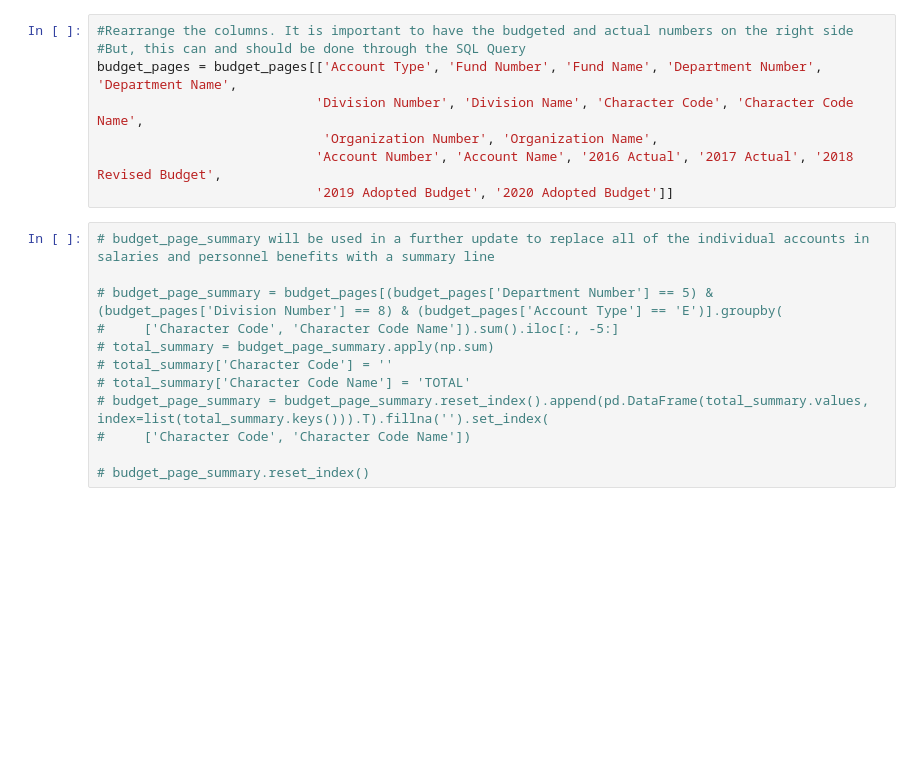
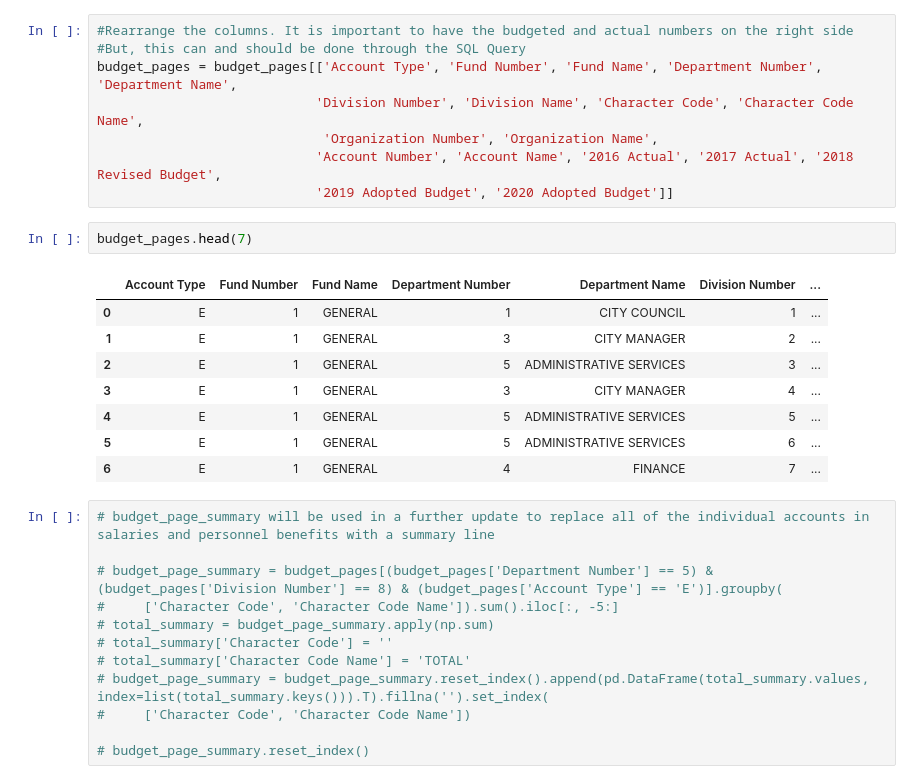
Before and after one commit to jdw686/Budget-Pages, a Jupyter notebook: Budget Tables.ipynb, the cells around one changed output. Saved outputs shown, nothing was run; the diff lists cells and outputs as text; blank space fills up the shorter version.

```diff
--- a/Budget Tables.ipynb
+++ b/Budget Tables.ipynb
@@ -47,6 +47,17 @@ budget_pages = budget_pages[['Account Type', 'Fund Number', 'Fund Name', 'Depart
                              'Organization Number', 'Organization Name',
                             'Account Number', 'Account Name', '2016 Actual', '2017 Actual', '2018 Revised Budget',
                             '2019 Adopted Budget', '2020 Adopted Budget']]
+# %%
+budget_pages.head(7)
+# %% [output]
+|  | Account Type | Fund Number | Fund Name | Department Number | Department Name | Division Number | ... |
+| 0 | E | 1 | GENERAL | 1 | CITY COUNCIL | 1 | ... |
+| 1 | E | 1 | GENERAL | 3 | CITY MANAGER | 2 | ... |
+| 2 | E | 1 | GENERAL | 5 | ADMINISTRATIVE SERVICES | 3 | ... |
+| 3 | E | 1 | GENERAL | 3 | CITY MANAGER | 4 | ... |
+| 4 | E | 1 | GENERAL | 5 | ADMINISTRATIVE SERVICES | 5 | ... |
+| 5 | E | 1 | GENERAL | 5 | ADMINISTRATIVE SERVICES | 6 | ... |
+| 6 | E | 1 | GENERAL | 4 | FINANCE | 7 | ... |
 # %%
 # budget_page_summary will be used in a further update to replace all of the individual accounts in salaries and personnel benefits with a summary line
 
```
Also changed, not shown: parts of 3 cells of this notebook.
